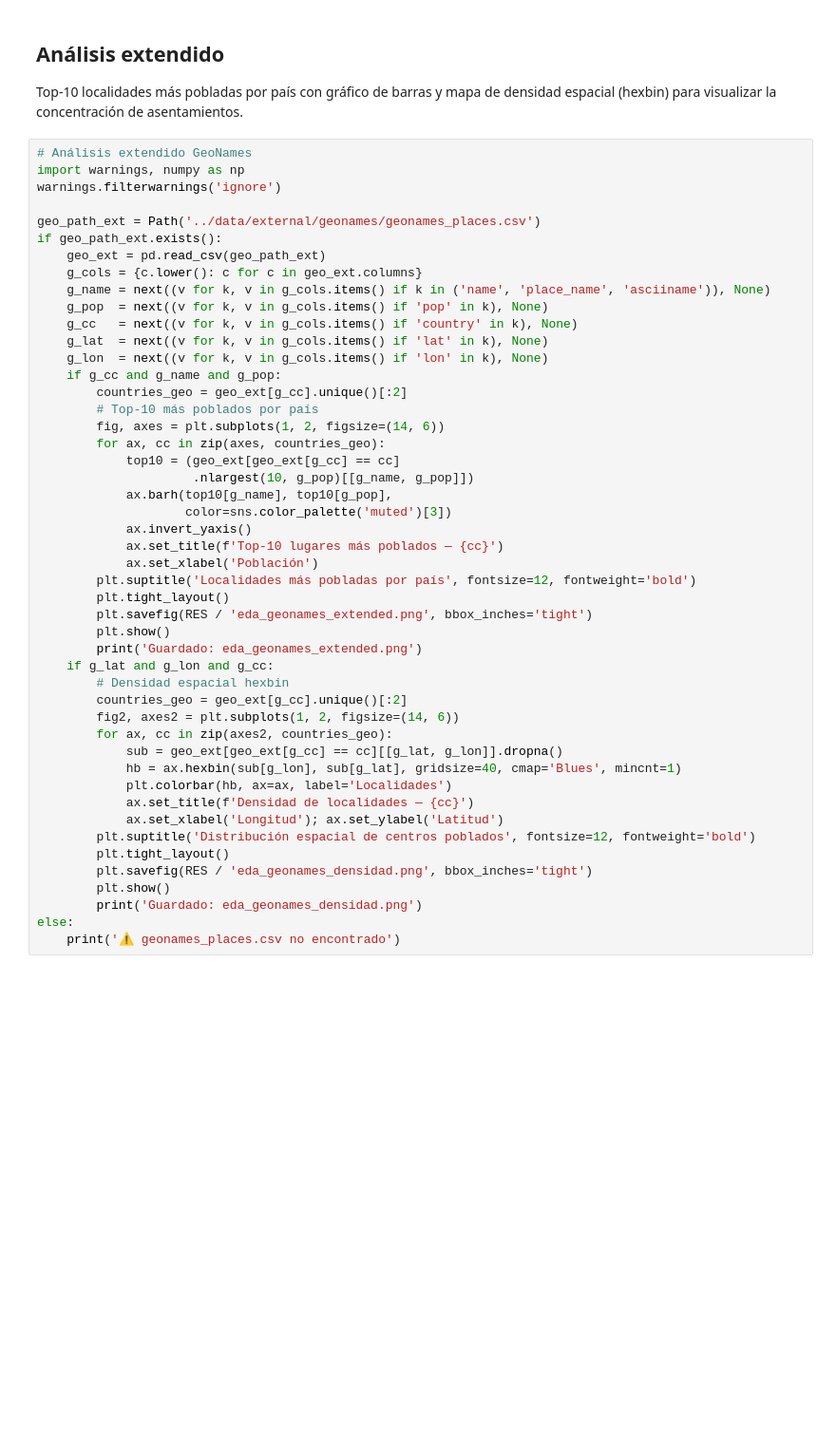
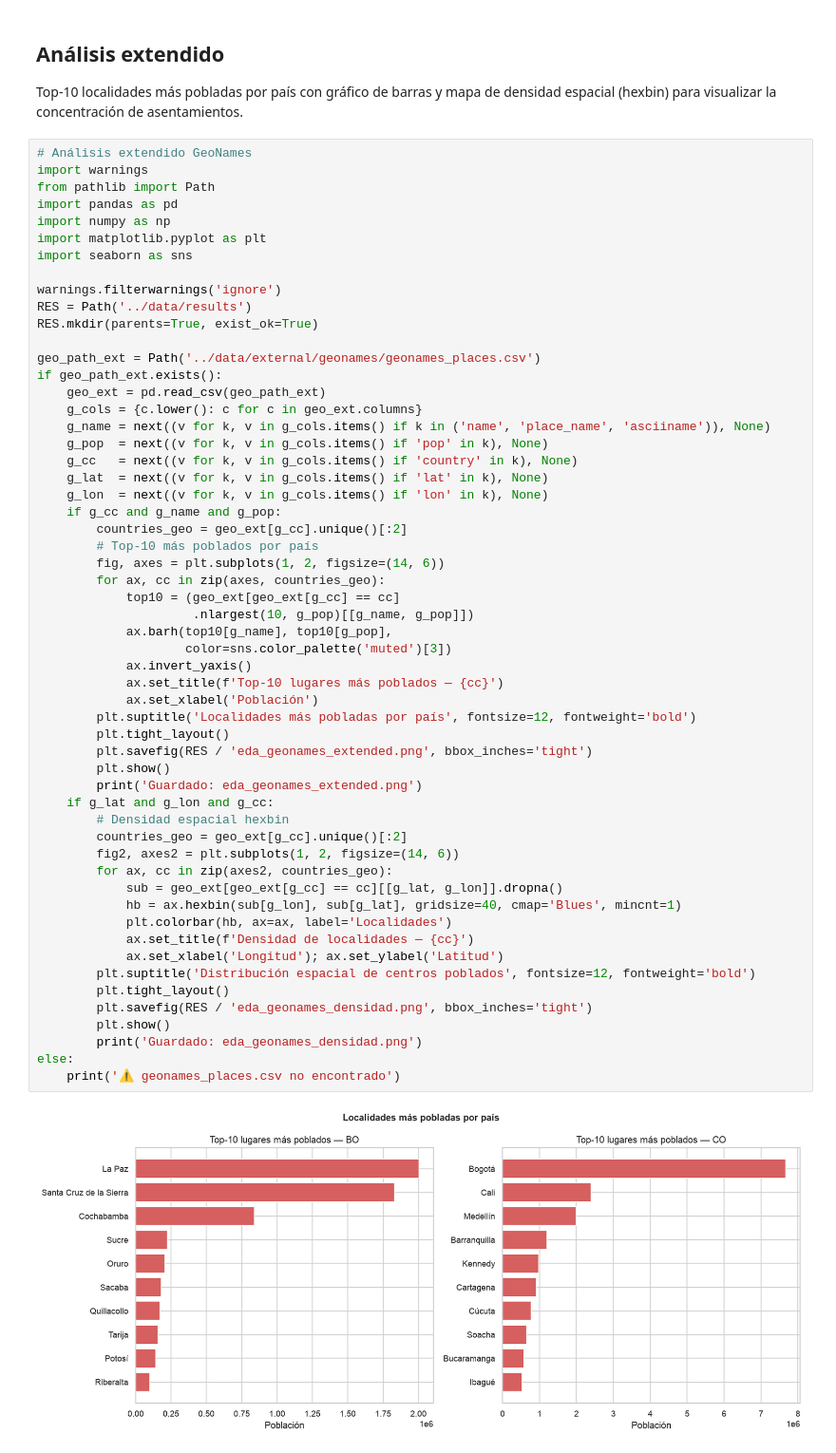
Before and after one commit to JhoanHurtado/deforestation-alert-etl, a Jupyter notebook: notebooks/04_eda_geonames.ipynb, the cells around one changed output. Shown at 95% size. Saved outputs shown, nothing was run; the diff lists cells and outputs as text; blank space fills up the shorter version.

Commit message:
fix(eda): ensure self-contained imports (Path, pd, plt) in all extended eda cells

```diff
--- a/notebooks/04_eda_geonames.ipynb
+++ b/notebooks/04_eda_geonames.ipynb
@@ -193,8 +196,16 @@ Tabla resumen de hallazgos y decisiones de transformación para el pipeline.
 Top-10 localidades más pobladas por país con gráfico de barras y mapa de densidad espacial (hexbin) para visualizar la concentración de asentamientos.
 # %%
 # Análisis extendido GeoNames
-import warnings, numpy as np
+import warnings
+from pathlib import Path
+import pandas as pd
+import numpy as np
+import matplotlib.pyplot as plt
+import seaborn as sns
+
 warnings.filterwarnings('ignore')
+RES = Path('../data/results')
+RES.mkdir(parents=True, exist_ok=True)
 
 geo_path_ext = Path('../data/external/geonames/geonames_places.csv')
 if geo_path_ext.exists():
@@ -212,30 +223,32 @@ if geo_path_ext.exists():
         for ax, cc in zip(axes, countries_geo):
             top10 = (geo_ext[geo_ext[g_cc] == cc]
                      .nlargest(10, g_pop)[[g_name, g_pop]])
             ax.barh(top10[g_name], top10[g_pop],
                     color=sns.color_palette('muted')[3])
             ax.invert_yaxis()
             ax.set_title(f'Top-10 lugares más poblados — {cc}')
             ax.set_xlabel('Población')
         plt.suptitle('Localidades más pobladas por país', fontsize=12, fontweight='bold')
         plt.tight_layout()
         plt.savefig(RES / 'eda_geonames_extended.png', bbox_inches='tight')
         plt.show()
         print('Guardado: eda_geonames_extended.png')
     if g_lat and g_lon and g_cc:
         # Densidad espacial hexbin
         countries_geo = geo_ext[g_cc].unique()[:2]
         fig2, axes2 = plt.subplots(1, 2, figsize=(14, 6))
         for ax, cc in zip(axes2, countries_geo):
             sub = geo_ext[geo_ext[g_cc] == cc][[g_lat, g_lon]].dropna()
             hb = ax.hexbin(sub[g_lon], sub[g_lat], gridsize=40, cmap='Blues', mincnt=1)
             plt.colorbar(hb, ax=ax, label='Localidades')
             ax.set_title(f'Densidad de localidades — {cc}')
             ax.set_xlabel('Longitud'); ax.set_ylabel('Latitud')
         plt.suptitle('Distribución espacial de centros poblados', fontsize=12, fontweight='bold')
         plt.tight_layout()
         plt.savefig(RES / 'eda_geonames_densidad.png', bbox_inches='tight')
         plt.show()
         print('Guardado: eda_geonames_densidad.png')
 else:
     print('⚠️ geonames_places.csv no encontrado')
+# %% [output]
+[figure, added]
```
Also changed, not shown: parts of 2 cells of this notebook, 2 other files.
